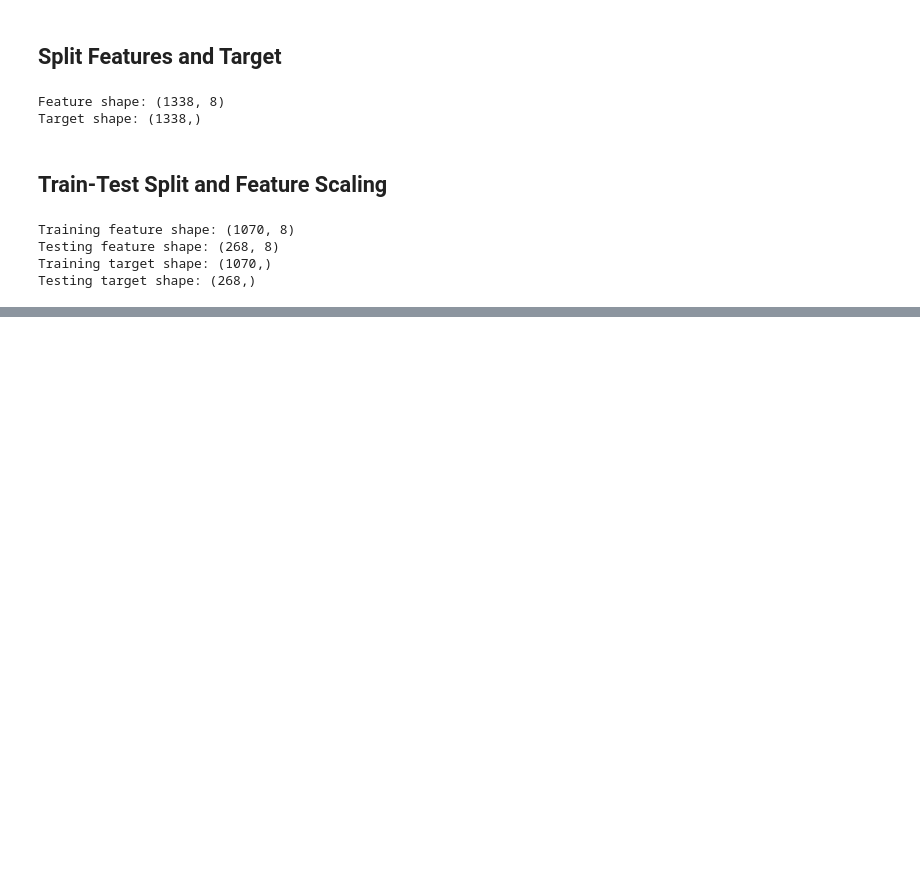
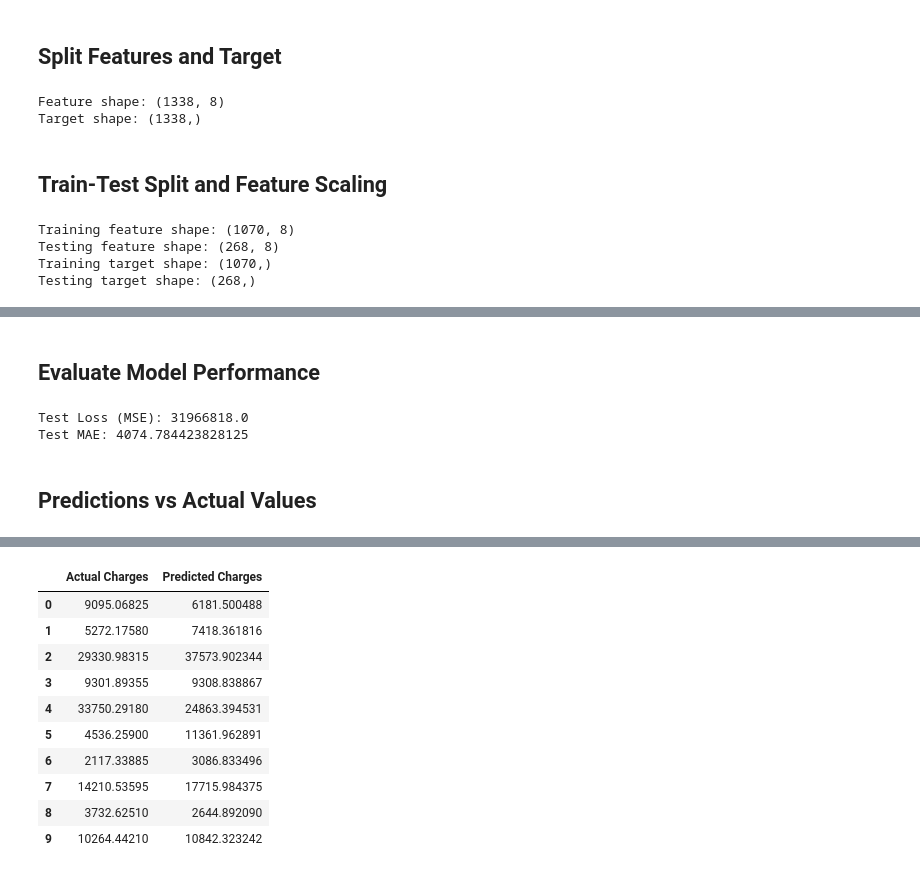
Before and after one commit to JGM-droid/Insurance_Neural_Network_Project, a Jupyter notebook: insurance_nn_project.ipynb, the cells around one changed output, grey strips where cells are left out. Drawn from its saved outputs; the diff is of its cells as text; code cells hidden in the pictures; blank space fills up the shorter version.

```diff
--- a/insurance_nn_project.ipynb
+++ b/insurance_nn_project.ipynb
@@ -150,0 +215,30 @@ Testing target shape: (268,)
+# %% [markdown]
+## Evaluate Model Performance
+# %%
+# Evaluate model on test data
+test_loss, test_mae = model.evaluate(
+    X_test_scaled,
+    y_test,
+    verbose=0
+)
+
+print("Test Loss (MSE):", test_loss)
+print("Test MAE:", test_mae)
+# %% [output]
+Test Loss (MSE): 31966818.0
+Test MAE: 4074.784423828125
+# %% [markdown]
+## Predictions vs Actual Values
+# %%
+# Generate predictions
+predictions = model.predict(X_test_scaled)
+
+# Create comparison dataframe
+results = pd.DataFrame({
+    'Actual Charges': y_test.values,
+    'Predicted Charges': predictions.flatten()
+})
+
+# Display first 10 predictions
+results.head(10)
+# %% [output]
@@ -150,0 +246,11 @@ Testing target shape: (268,)
+|  | Actual Charges | Predicted Charges |
+| 0 | 9095.06825 | 6181.500488 |
+| 1 | 5272.17580 | 7418.361816 |
+| 2 | 29330.98315 | 37573.902344 |
+| 3 | 9301.89355 | 9308.838867 |
+| 4 | 33750.29180 | 24863.394531 |
+| 5 | 4536.25900 | 11361.962891 |
+| 6 | 2117.33885 | 3086.833496 |
+| 7 | 14210.53595 | 17715.984375 |
+| 8 | 3732.62510 | 2644.892090 |
+| 9 | 10264.44210 | 10842.323242 |
```
Also changed, not shown: parts of 19 cells of this notebook.
